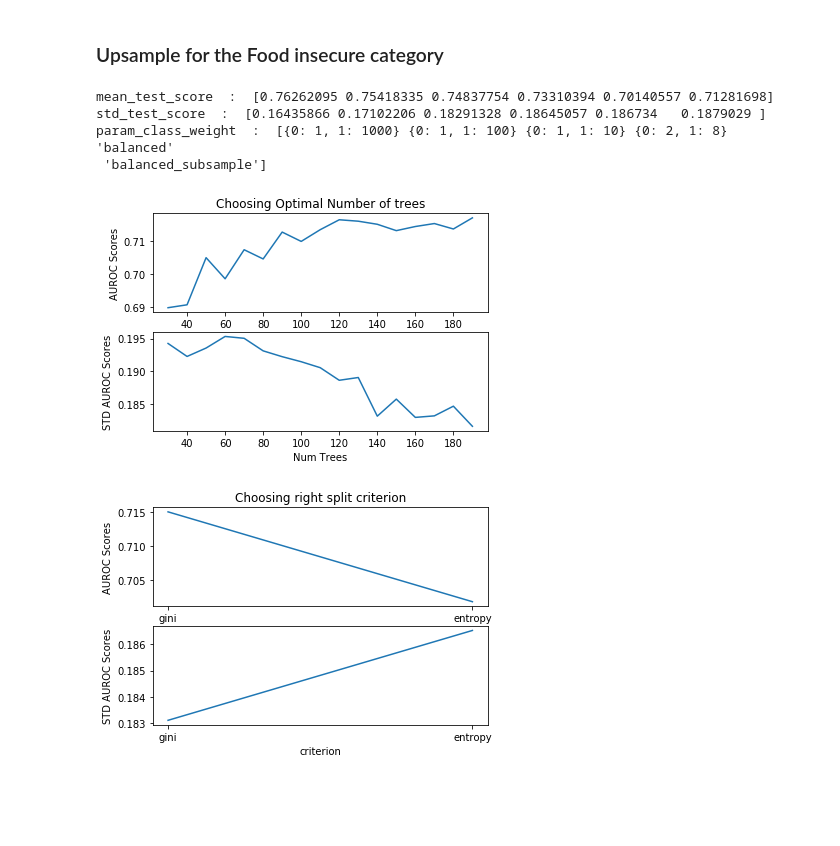
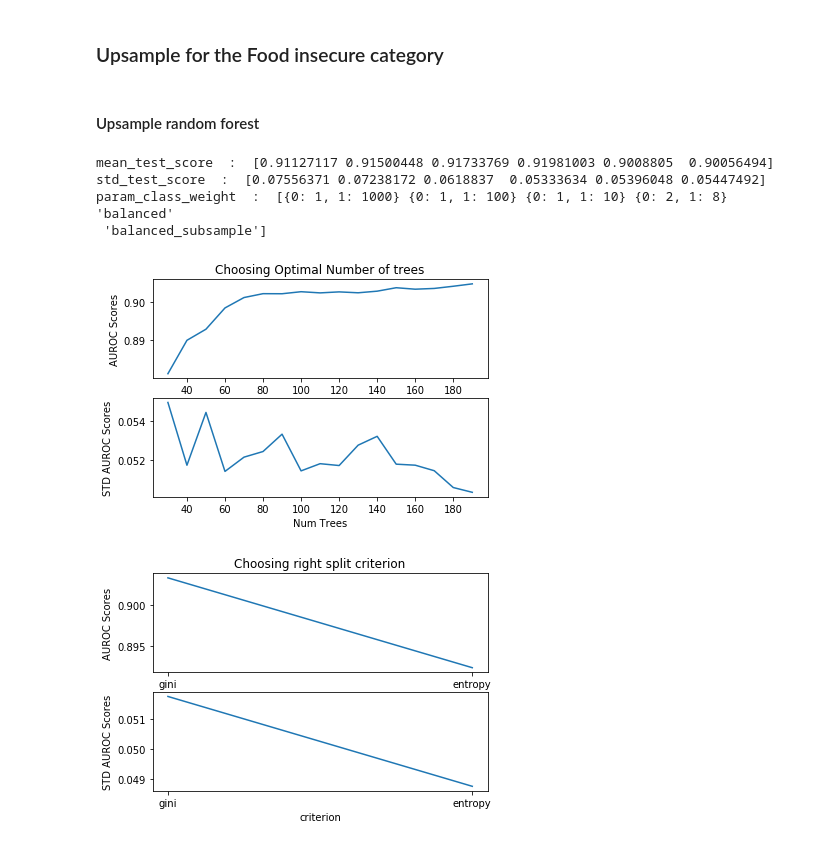
Before and after one commit to zhou100/FoodSecurityPrediction, a Jupyter notebook: 2_hyperparameter_tuning.ipynb, the cells around one changed output. Cells and saved outputs as stored; diff of their text form; code cells hidden in the pictures; blank space fills up the shorter version.

```diff
--- a/2_hyperparameter_tuning.ipynb
+++ b/2_hyperparameter_tuning.ipynb
@@ -1034,5 +1034,7 @@ def upsample_training_set(country,df,measure,cut):
         X_train_adasyn,y_train_adasyn = adasyn_minority(X_train_upsampled,y_train_upsampled)
 
     return X_train,y_train_category[category],X_train_upsampled,y_train_upsampled,X_train_smote,y_train_smote,X_train_adasyn,y_train_adasyn,X_test,y_test
+# %% [markdown]
+#### Upsample random forest
 # %%
 
@@ -1106,9 +1107,9 @@ UG_FCS_rf_adasyn= {'class_weight':[{0: 1, 1: 1000}],
 # Mannually iterate on the following choices of country,measure,category
 # and document the optimal hyperparamters grid for both methods
 
-# country,df = "MW",mw_village
+country,df = "MW",mw_village
 # country,df = "TZ",tz_village
-country,df = "UG",ug_village
+# country,df = "UG",ug_village
 
 measure = 'FCS'
 # measure = 'rCSI'
@@ -1117,3 +1118,17 @@ cut='_20_'+'bad'
 
 
 X_train,y_train,X_train_upsampled,y_train_upsampled,X_train_smote,y_train_smote,X_train_adasyn,y_train_adasyn,X_test,y_test=upsample_training_set(country,df,measure,cut)
+
+mode = 'adasyn'
+
+if mode == 'upsampled':
+    X_train_mode = X_train_upsampled
+    y_train_mode = y_train_upsampled
+
+if mode == 'smote':
+    X_train_mode = X_train_smote
+    y_train_mode = y_train_smote
+
+if mode == 'adasyn':
+    X_train_mode = X_train_adasyn
+    y_train_mode = y_train_adasyn
@@ -1129,56 +1140,59 @@ param_grid = {'class_weight': [{0: 1, 1: 1000},{0: 1, 1: 100},{0: 1, 1: 10},{0:
 
 gsearch= GridSearchCV(estimator = RandomForestClassifier(random_state=10),
                        param_grid = param_grid, scoring='roc_auc',cv=5)
-gsearch.fit(X_train_smote,y_train_smote)
+
+
+
+gsearch.fit(X_train_mode,y_train_mode)
 
 
 for i in ['mean_test_score', 'std_test_score', 'param_class_weight']:
         print(i," : ",gsearch.cv_results_[i])
 # %% [output]
-mean_test_score  :  [0.76262095 0.75418335 0.74837754 0.73310394 0.70140557 0.71281698]
-std_test_score  :  [0.16435866 0.17102206 0.18291328 0.18645057 0.186734   0.1879029 ]
+mean_test_score  :  [0.91127117 0.91500448 0.91733769 0.91981003 0.9008805  0.90056494]
+std_test_score  :  [0.07556371 0.07238172 0.0618837  0.05333634 0.05396048 0.05447492]
 param_class_weight  :  [{0: 1, 1: 1000} {0: 1, 1: 100} {0: 1, 1: 10} {0: 2, 1: 8} 'balanced'
  'balanced_subsample']
 # %%
 # 1. grid search on the n_estimators
 
 # as the number of trees increase, the std deviation decreases and prevents
 # over fitting and the accuracy increases. The increase is highest when the tree
 # is set at around 80, and the deviation is smaller.
 
 param_grid = {'n_estimators':range(30,200,10)}
 gsearch = GridSearchCV(estimator = RandomForestClassifier(random_state=10),
                        param_grid = param_grid, scoring='roc_auc',cv=5)
 
-gsearch.fit(X_train_smote,y_train_smote)
+gsearch.fit(X_train_mode,y_train_mode)
 
 mean_test_scores = gsearch.cv_results_['mean_test_score']
 std_test_score = gsearch.cv_results_['std_test_score']
 n_estimators = gsearch.cv_results_['param_n_estimators']
 
 plt.subplot(211)
 plt.plot(n_estimators, mean_test_scores, label='n_estimators')
 plt.title("Choosing Optimal Number of trees")
 plt.xlabel("Num Trees")
 plt.ylabel("AUROC Scores")
 
 plt.subplot(212)
 plt.plot(n_estimators, std_test_score, label='n_estimators')
 plt.xlabel("Num Trees")
 plt.ylabel("STD AUROC Scores")
 plt.show()
 # %% [output]
-[figure, old version]
+[figure, new version]
 # %%
 # 2. tune criterion
 
 # two different split criterion
 
-param_grid={'n_estimators':[140], 'criterion':['gini', 'entropy']}
+param_grid={'n_estimators':[160], 'criterion':['gini', 'entropy']}
 
 gsearch= GridSearchCV(estimator = RandomForestClassifier(random_state=10),
                        param_grid = param_grid, scoring='roc_auc',cv=5)
-gsearch.fit(X_train_smote,y_train_smote)
+gsearch.fit(X_train_mode,y_train_mode)
 
 #for i in ['mean_test_score', 'std_test_score', 'param_n_estimators']:
 #        print(i," : ",gsearch.cv_results_[i])
@@ -1200,7 +1214,7 @@ plt.xlabel("criterion")
 plt.ylabel("STD AUROC Scores")
 plt.show()
 # %% [output]
-[figure, old version]
+[figure, new version]
 # %%
 # 3. tune max_features
 # default is auto，sqrt(68)= 8.24
```
Also changed, not shown: parts of 32 cells of this notebook, 5 other files.
